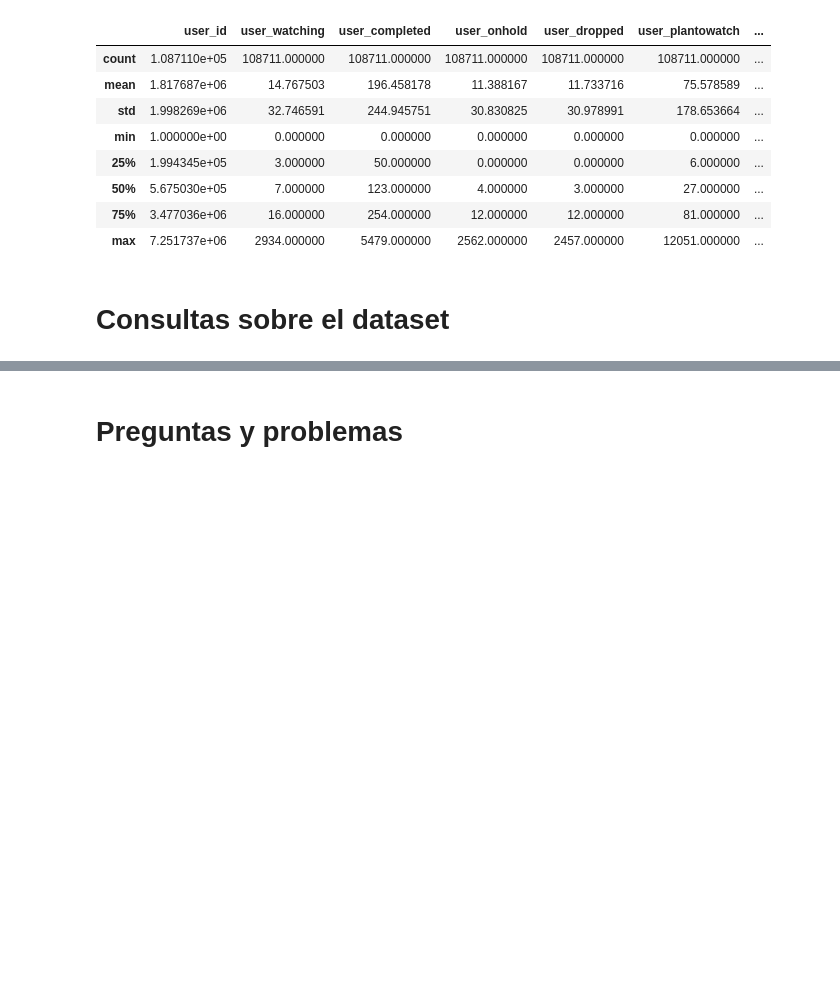
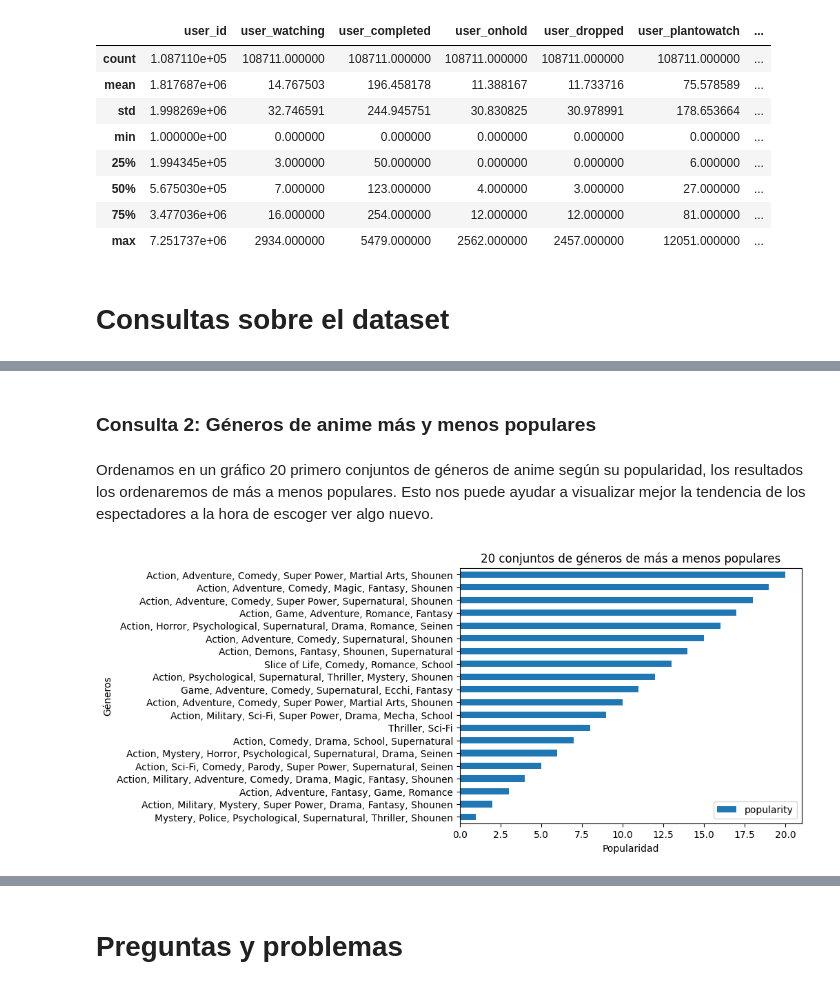
Before and after one commit to vaaaago/grupo5mineria, a Jupyter notebook: Hito_2_min_.ipynb, the cells around one changed output, grey strips where cells are left out. Drawn from its saved outputs; the diff is of its cells as text; code cells hidden in the pictures; blank space fills up the shorter version.

```diff
--- a/Hito_2_min_.ipynb
+++ b/Hito_2_min_.ipynb
@@ -166,0 +206,19 @@ users.describe()
+# %% [markdown]
+### Consulta 2: Géneros de anime más y menos populares
+# %% [markdown]
+Ordenamos en un gráfico 20 primero conjuntos de géneros de anime según su popularidad, los resultados los ordenaremos de más a menos populares. Esto nos puede ayudar a visualizar mejor la tendencia de los espectadores a la hora de escoger ver algo nuevo.
+# %%
+
+anime2 = anime[['title','genre','popularity']]
+anime_top_des = anime2.sort_values('popularity', ascending=True)
+anime_top_des = anime_top_des.head(20)
+
+
+#Graficamos
+anime_top_des.plot(x='genre', y='popularity', kind='barh')
+plt.title('20 conjuntos de géneros de más a menos populares')
+plt.xlabel('Popularidad')
+plt.ylabel('Géneros')
+plt.show()
+# %% [output]
+[figure, added]
```
Also changed, not shown: parts of 17 cells of this notebook.
